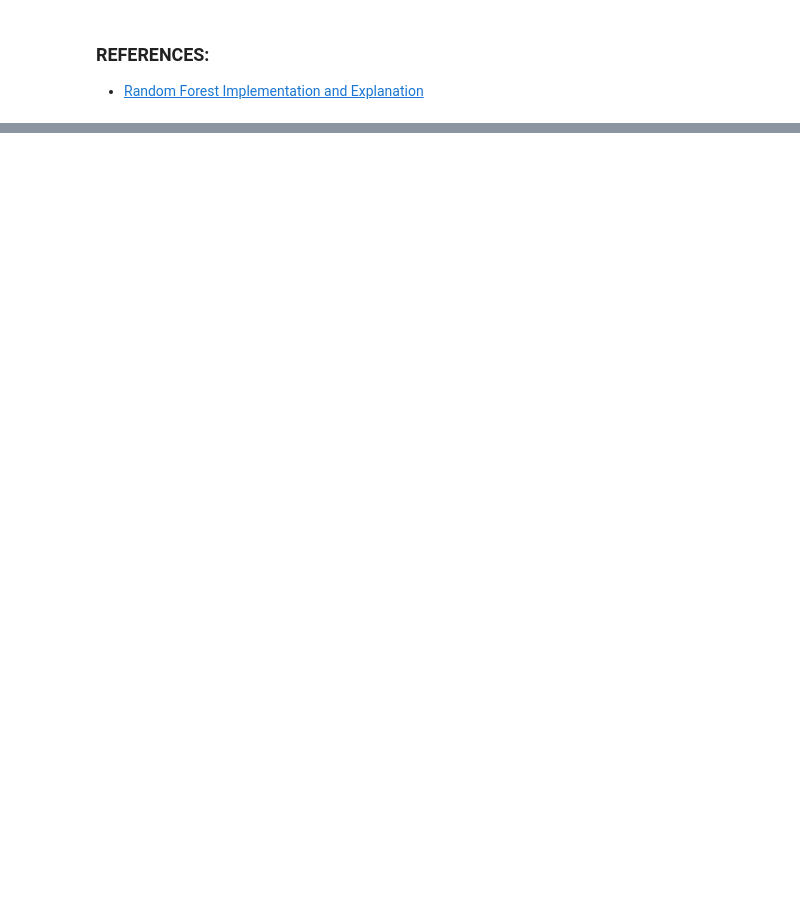
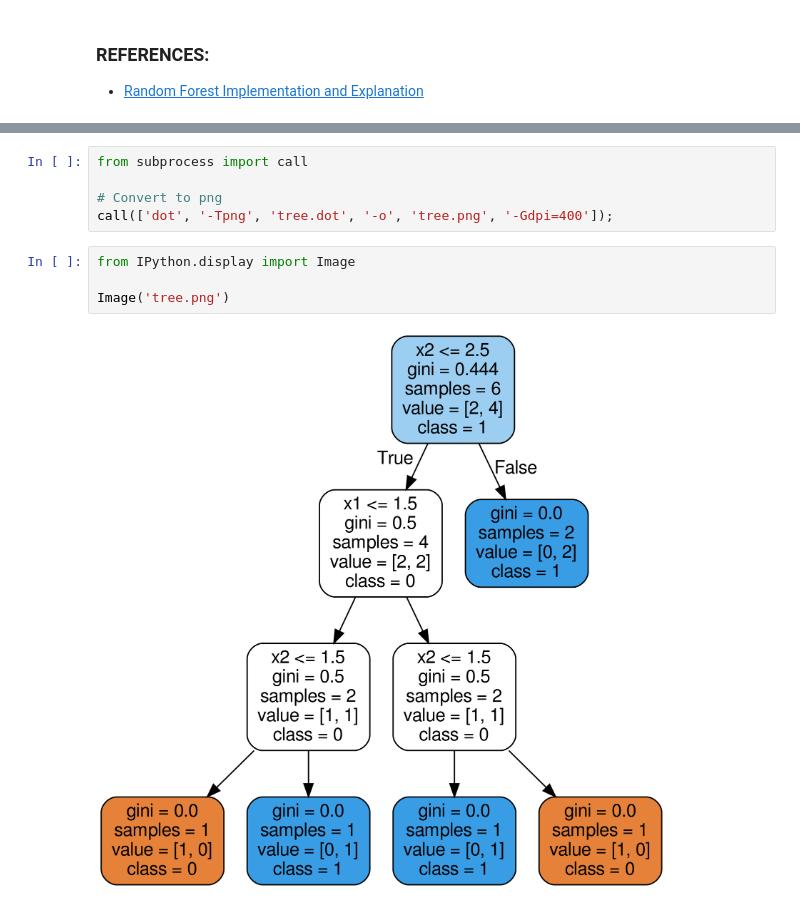
Before and after one commit to ZER-0-NE/ML_problems, a Jupyter notebook: ML-practice/Supervised Learning/Random Forest/Random Forest.ipynb, the cells around one changed output, grey strips where cells are left out. Drawn from its saved outputs; the diff is of its cells as text; blank space fills up the shorter version.

```diff
--- a/ML-practice/Supervised Learning/Random Forest/Random Forest.ipynb
+++ b/ML-practice/Supervised Learning/Random Forest/Random Forest.ipynb
@@ -104,0 +189,11 @@ The other main concept in the random forest is that only a [subset of all the fe
+# %%
+from subprocess import call
+
+# Convert to png
+call(['dot', '-Tpng', 'tree.dot', '-o', 'tree.png', '-Gdpi=400']);
+# %%
+from IPython.display import Image
+
+Image('tree.png')
+# %% [output]
+[figure, added]
```
Also changed, not shown: parts of 23 cells of this notebook, 5 other files.
